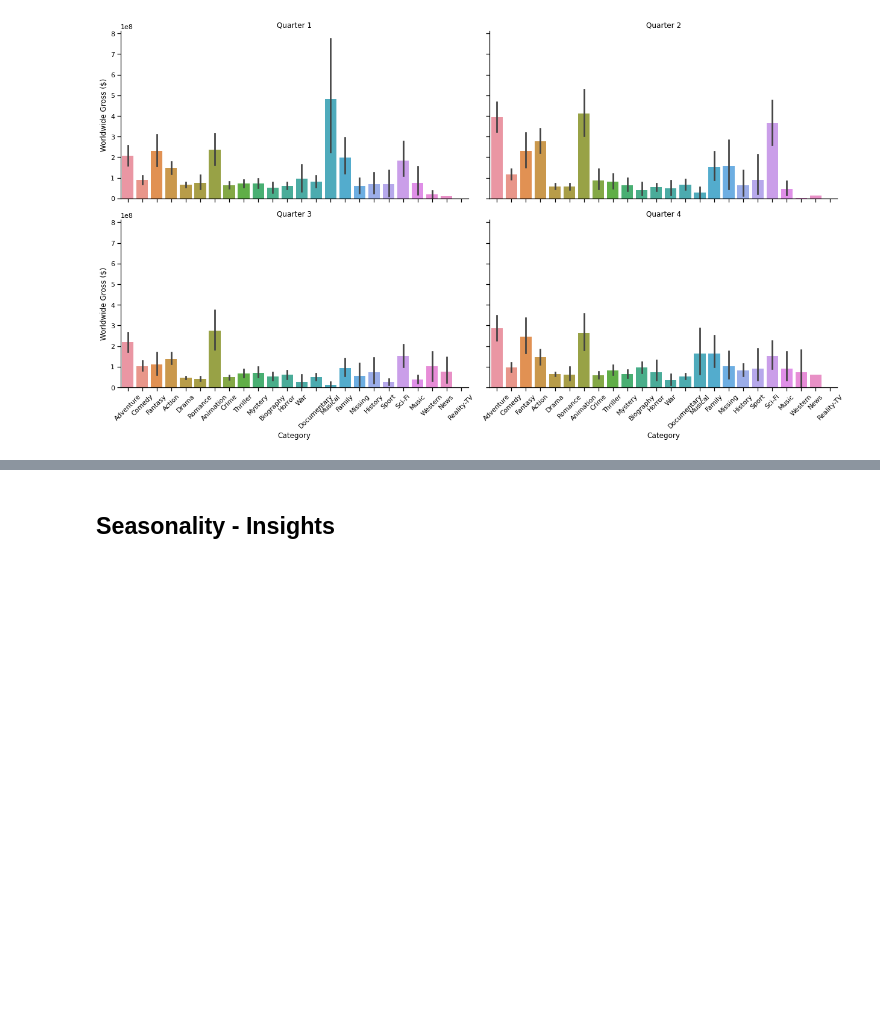
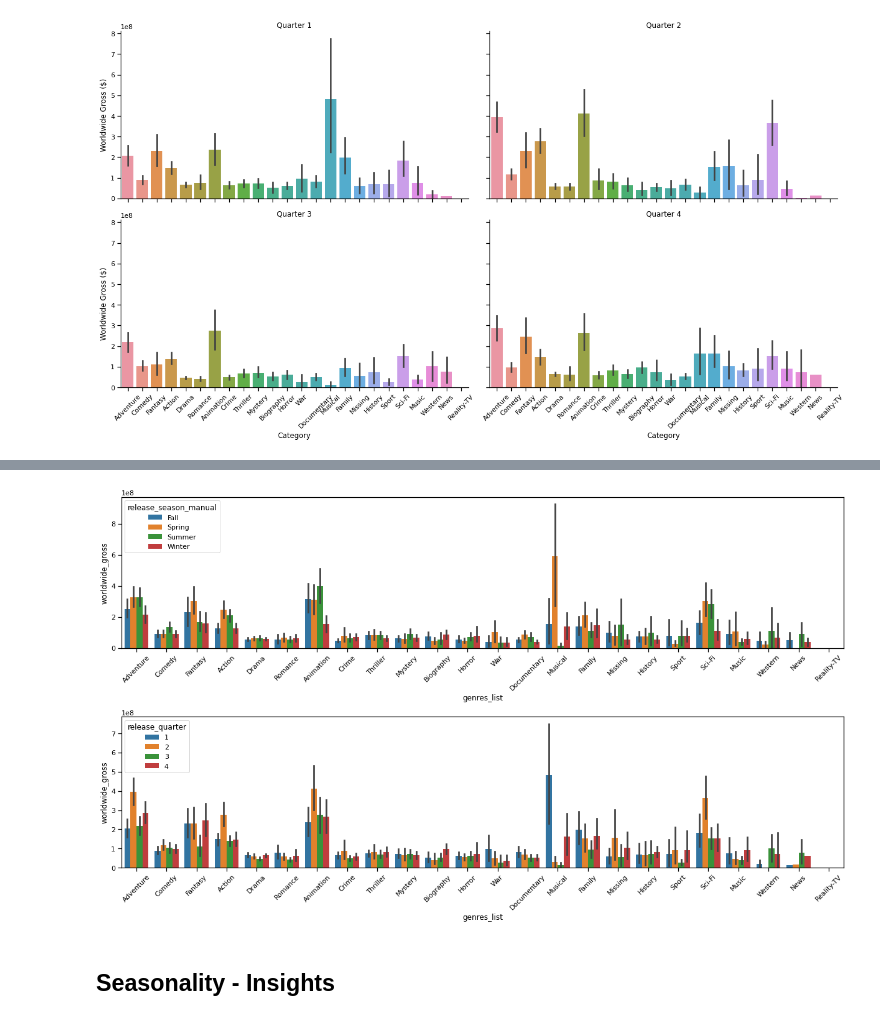
Before and after one commit to BenJMcCarty/BMC_P1P_Redo, a Jupyter notebook: student.ipynb, the cells around one changed output, grey strips where cells are left out. Cells and saved outputs as stored; diff of their text form; code cells hidden in the pictures; blank space fills up the shorter version.

```diff
--- a/student.ipynb
+++ b/student.ipynb
@@ -687,3 +700,14 @@ plt.tight_layout();
+# %%
+fig, axes = plt.subplots(nrows=2, figsize=(17,10))
+sns.barplot(x = 'genres_list', y='worldwide_gross',
+            hue = 'release_season_manual',data=plot_df, ax=axes[0])
+sns.barplot(x = 'genres_list', y='worldwide_gross', hue = 'release_quarter',
+            data=plot_df, ax=axes[1])
+axes[0].set_xticklabels(axes[0].get_xticklabels(),rotation=45)
+axes[1].set_xticklabels(axes[1].get_xticklabels(),rotation=45)
+plt.tight_layout();
+# %% [output]
+[figure, added]
 # %% [markdown]
 ## **Seasonality -  Insights**
 # %% [markdown]
```
Also changed, not shown: parts of 2 cells of this notebook.
